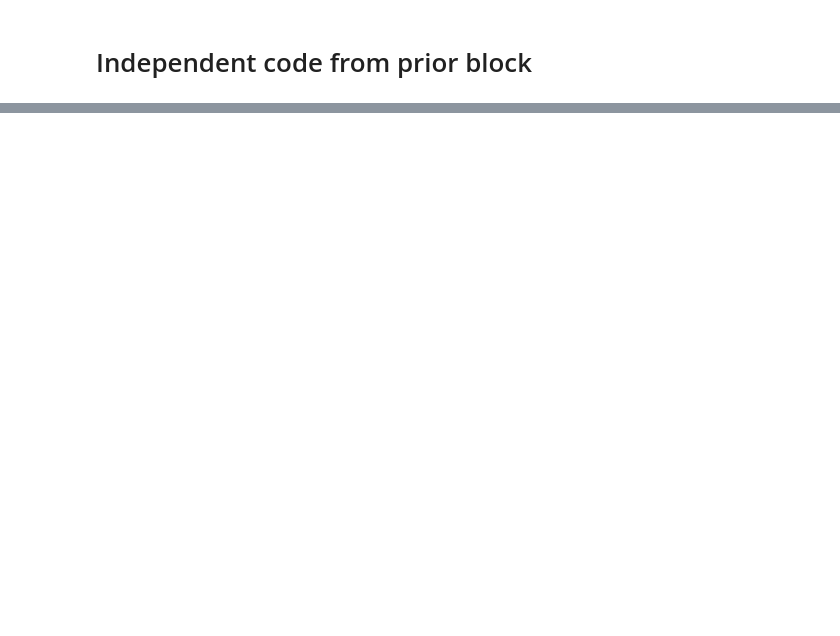
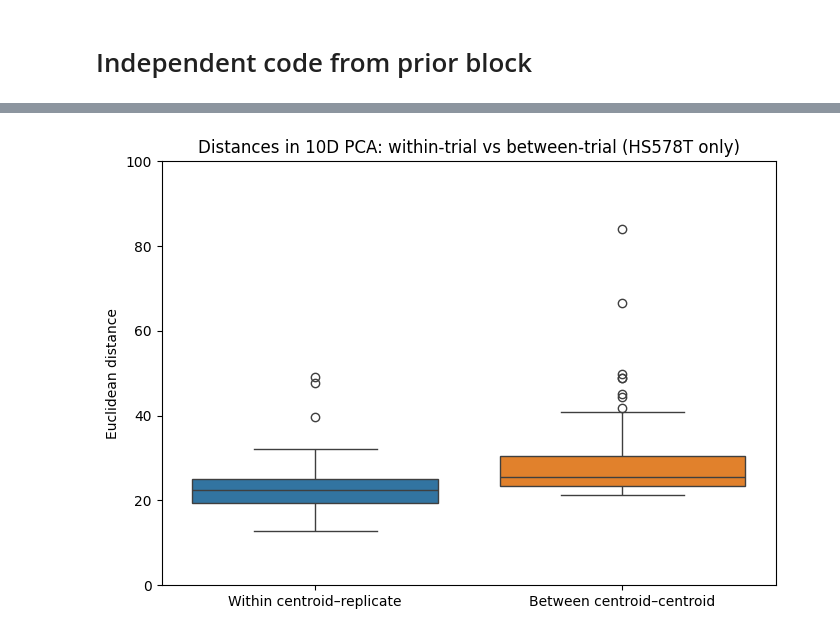
Before and after one commit to sanderlab/cellbox_torch, a Jupyter notebook: Abdullah_kuziez/preprocessing/TNBC_notebooks/finalgraphs_tiannan.ipynb, the cells around one changed output, grey strips where cells are left out. Cells and saved outputs as stored; diff of their text form; code cells hidden in the pictures; blank space fills up the shorter version.

Commit message:
PCA of trial replicates on TNBC data

```diff
--- a/Abdullah_kuziez/preprocessing/TNBC_notebooks/finalgraphs_tiannan.ipynb
+++ b/Abdullah_kuziez/preprocessing/TNBC_notebooks/finalgraphs_tiannan.ipynb
@@ -353,0 +206,8 @@ with open(intermediate_dir / "symbol_to_uniprot.json", "w") as f:
+# %%
+# Fill missing values in data_and_screen_info_and_viability with 0.8 * min of each column
+from tqdm import tqdm
+
+for col in tqdm(data_and_screen_info_and_viability.select_dtypes(include=[float, int]).columns, desc="Filling missing values"):
+    min_val = data_and_screen_info_and_viability[col].min(skipna=True)
+    fill_val = min_val * 0.8 if pd.notnull(min_val) else 0
+    data_and_screen_info_and_viability[col] = data_and_screen_info_and_viability[col].fillna(fill_val)
@@ -353,0 +238,79 @@ with open(intermediate_dir / "symbol_to_uniprot.json", "w") as f:
+# %%
+import numpy as np
+import pandas as pd
+import matplotlib.pyplot as plt
+import seaborn as sns
+from sklearn.decomposition import PCA
+from sklearn.preprocessing import StandardScaler
+from scipy.spatial.distance import cdist, pdist, squareform
+
+# ---- Use only HS578T data
+hs578t_df = data_and_screen_info_and_viability[data_and_screen_info_and_viability['Cell'] == 'HS578T'].copy()
+
+# ---- 0) Columns to exclude from PCA
+meta_cols = ['Sample_ID', 'Cell', 'Pert_ID', 'Pert_iname', 'pert_time_x']
+target_cols = ['viability', 'Inhi_5', 'Inhi_05']  # adapt to your actual target names
+exclude_cols = set(meta_cols + target_cols)
+
+# ---- 1) Build X for PCA: numeric features minus metadata/targets
+numeric_cols_all = hs578t_df.select_dtypes(include=[float, int]).columns
+feature_cols = [c for c in numeric_cols_all if c not in exclude_cols]
+X = hs578t_df[feature_cols].to_numpy(dtype=np.float64)
+
+# ---- 2) Standardize then PCA(10)
+n_comp = 10
+Xz = StandardScaler().fit_transform(X)
+pca = PCA(n_components=n_comp, random_state=0)
+PC = pca.fit_transform(Xz)
+pca_columns = [f'PC{i+1}' for i in range(n_comp)]
+pca_df = pd.DataFrame(PC, columns=pca_columns, index=hs578t_df.index)
+
+# Add identifiers
+for col in meta_cols:
+    if col in hs578t_df.columns:
+        pca_df[col] = hs578t_df[col].values
+
+# ---- 3) Grouping and centroids (in 10D, but for plotting use first 2 PCs)
+group_cols = ['Pert_ID', 'Cell', 'pert_time_x']
+centroids = pca_df.groupby(group_cols)[pca_columns].mean().reset_index()
+sizes = pca_df.groupby(group_cols).size().reset_index(name='n_reps')
+centroids = centroids.merge(sizes, on=group_cols, how='left')
+
+# ---- 4) Within: mean dist from replicates to own centroid (in 10D, only if n>=2)
+within = []
+for _, g in pca_df.groupby(group_cols):
+    if len(g) >= 2:
+        cent = g[pca_columns].mean().to_numpy(dtype=np.float64).reshape(1, -1)
+        d = cdist(cent, g[pca_columns].to_numpy(dtype=np.float64))[0]
+        within.append(d.mean())
+    else:
+        within.append(np.nan)
+# align order with centroids
+centroids['within_mean'] = within
+
+# ---- 5) Between: centroid-to-centroid distances (in 10D)
+C = centroids[pca_columns].to_numpy(dtype=np.float64)
+Dcent = squareform(pdist(C, metric='euclidean'))  # pairwise centroid distances
+# For each group, mean distance to all other centroids
+between_means = (Dcent.sum(axis=1) - 0) / np.maximum(len(centroids) - 1, 1)
+centroids['between_mean'] = between_means
+
+# ---- 6) Boxplot: within vs between, with different colors for each group
+box_df = centroids[['within_mean','between_mean']].rename(
+    columns={'within_mean':'Within centroid–replicate',
+             'between_mean':'Between centroid–centroid'}
+).melt(var_name='Distance type', value_name='Distance').dropna()
+
+plt.figure(figsize=(7,5))
+palette = {
+    'Within centroid–replicate': '#1f77b4',   # blue
+    'Between centroid–centroid': '#ff7f0e'    # orange
+}
+sns.boxplot(data=box_df, x='Distance type', y='Distance', palette=palette)
+plt.title('Distances in 10D PCA: within‑trial vs between‑trial (HS578T only)')
+plt.ylabel('Euclidean distance')
+plt.xlabel('')
+plt.ylim(0,100)
+plt.tight_layout()
+plt.show()
+# %% [output]
@@ -353,0 +320 @@ with open(intermediate_dir / "symbol_to_uniprot.json", "w") as f:
+[figure, added]
```
Also changed, not shown: parts of 5 cells of this notebook.
